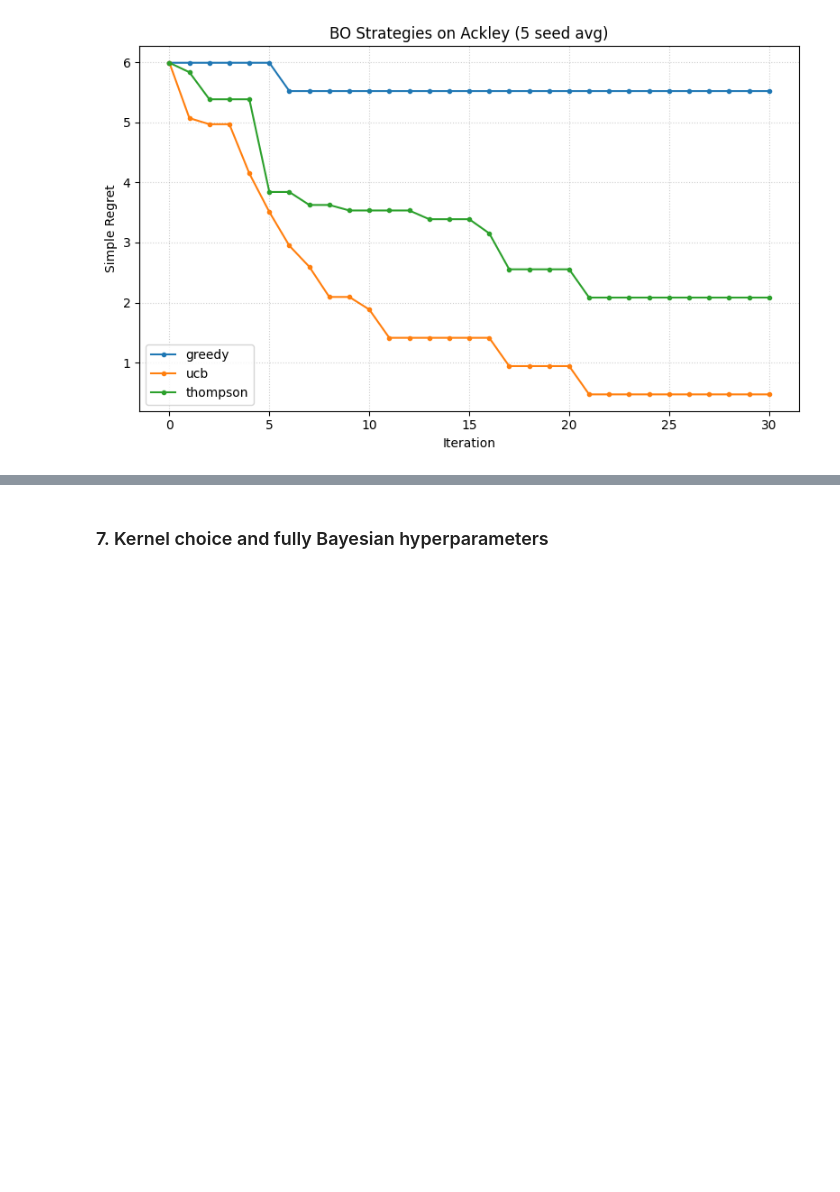
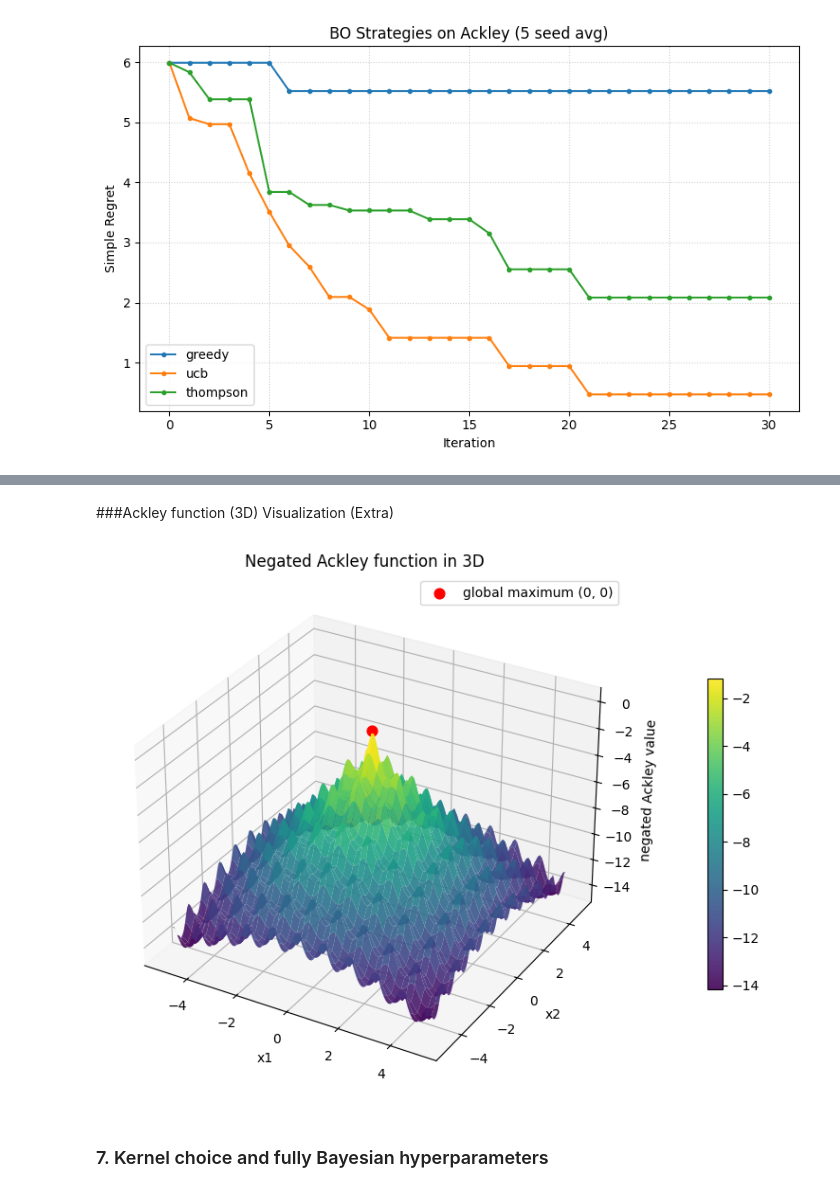
Before and after one commit to TejasDharmale/Bayesian-machine-learning-assignment, a Jupyter notebook: Bayesian_machine_learning_project.ipynb, the cells around one changed output, grey strips where cells are left out. Saved outputs shown, nothing was run; the diff lists cells and outputs as text; code cells hidden in the pictures; blank space fills up the shorter version.

```diff
--- a/Bayesian_machine_learning_project.ipynb
+++ b/Bayesian_machine_learning_project.ipynb
@@ -579,0 +737,37 @@ Max value found on grid: -0.0000
+# %% [markdown]
+###Ackley function (3D) Visualization (Extra)
+# %%
+# define 2D ackley function to ensure it is available in this cell
+def ackley(X):
+    x1, x2 = X[:, 0], X[:, 1]
+    term1 = -20 * jnp.exp(-0.2 * jnp.sqrt((x1**2 + x2**2) / 2))
+    term2 = -jnp.exp((jnp.cos(2*jnp.pi*x1) + jnp.cos(2*jnp.pi*x2)) / 2)
+    return -(term1 + term2 + 20 + jnp.e)
+
+
+fine = jnp.linspace(-5, 5, 120)
+F1, F2 = jnp.meshgrid(fine, fine)
+
+
+points = jnp.stack([F1.ravel(), F2.ravel()], axis=1)
+Z = ackley(points).reshape(F1.shape)
+
+fig = plt.figure(figsize=(9, 6))
+ax = fig.add_subplot(111, projection="3d")
+
+surf = ax.plot_surface(np.asarray(F1), np.asarray(F2), np.asarray(Z),
+                       cmap="viridis", edgecolor="none", alpha=0.9)
+ax.scatter([0], [0], [0], color="red", s=60, label="global maximum (0, 0)")
+
+ax.set_xlabel("x1")
+ax.set_ylabel("x2")
+ax.set_zlabel("negated Ackley value")
+ax.set_title("Negated Ackley function in 3D")
+ax.view_init(elev=30, azim=-60)
+
+fig.colorbar(surf, shrink=0.6, pad=0.1)
+ax.legend()
+plt.tight_layout()
+plt.show()
+# %% [output]
+[figure, added]
```
Also changed, not shown: parts of 17 cells of this notebook.
